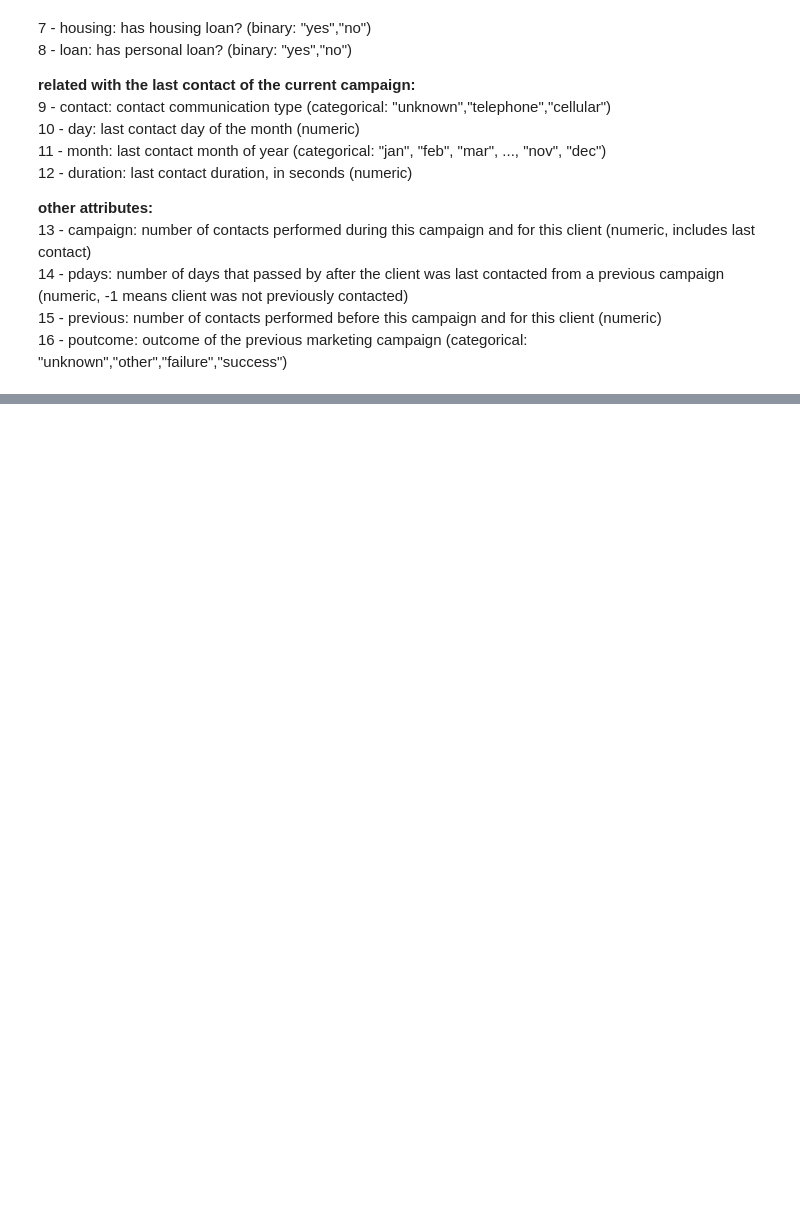
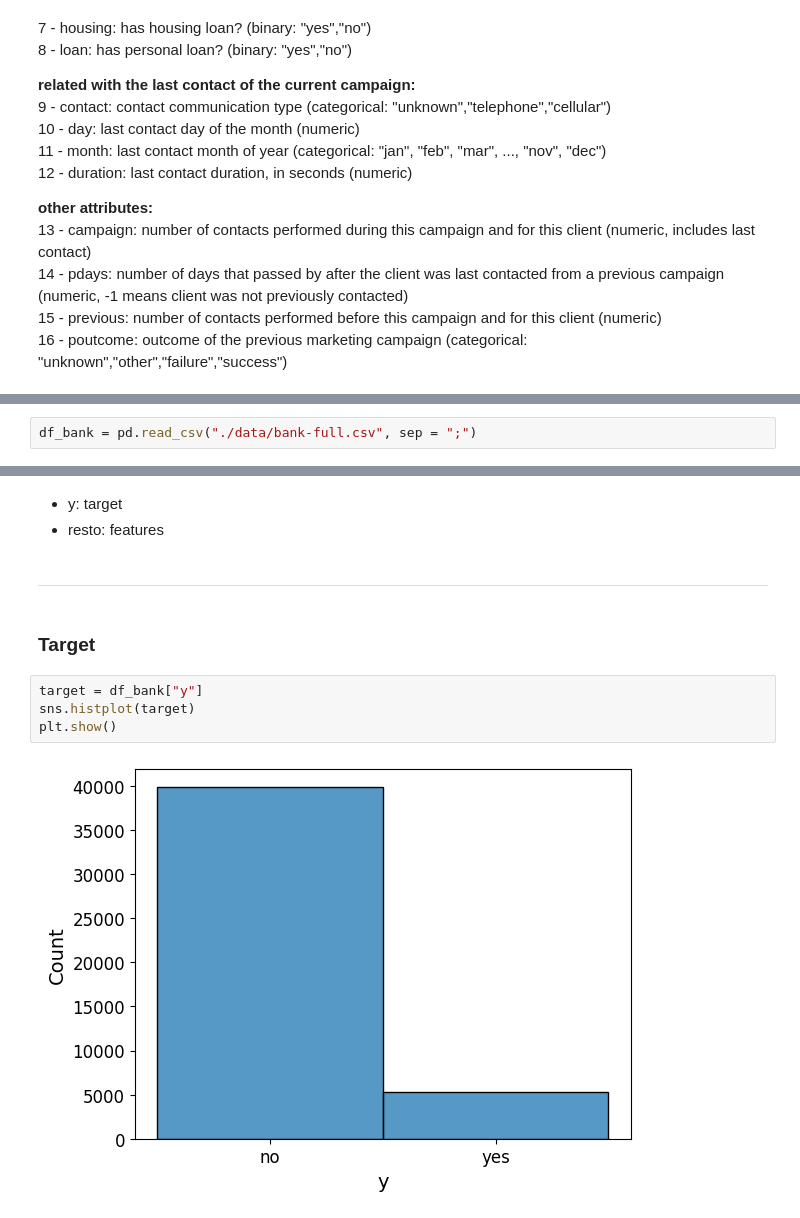
Before and after one commit to laurasalaslozano/repo-lsalas-ejercicios-ds, a Jupyter notebook: Sprint_11/Unidad_01_ML_Supervisado_Arboles_de_Decision/03_Practica_Obligatoria/18_Practica_Obligatoria_Arboles_de_Decision.ipynb, the cells around one changed output, grey strips where cells are left out. Cells and saved outputs as stored; diff of their text form; blank space fills up the shorter version.

```diff
--- a/Sprint_11/Unidad_01_ML_Supervisado_Arboles_de_Decision/03_Practica_Obligatoria/18_Practica_Obligatoria_Arboles_de_Decision.ipynb
+++ b/Sprint_11/Unidad_01_ML_Supervisado_Arboles_de_Decision/03_Practica_Obligatoria/18_Practica_Obligatoria_Arboles_de_Decision.ipynb
@@ -66,0 +80,2 @@ AYUDA: La dirección del banco nos proporciona estas notas (en inglés):
+# %%
+df_bank = pd.read_csv("./data/bank-full.csv", sep = ";")
@@ -66,0 +111,13 @@ AYUDA: La dirección del banco nos proporciona estas notas (en inglés):
+# %% [markdown]
+- y: target
+- resto: features
+# %% [markdown]
+***
+# %% [markdown]
+### Target
+# %%
+target = df_bank["y"]
+sns.histplot(target)
+plt.show()
+# %% [output]
+[figure, added]
```
Also changed, not shown: parts of 60 cells of this notebook, 5 other files.
